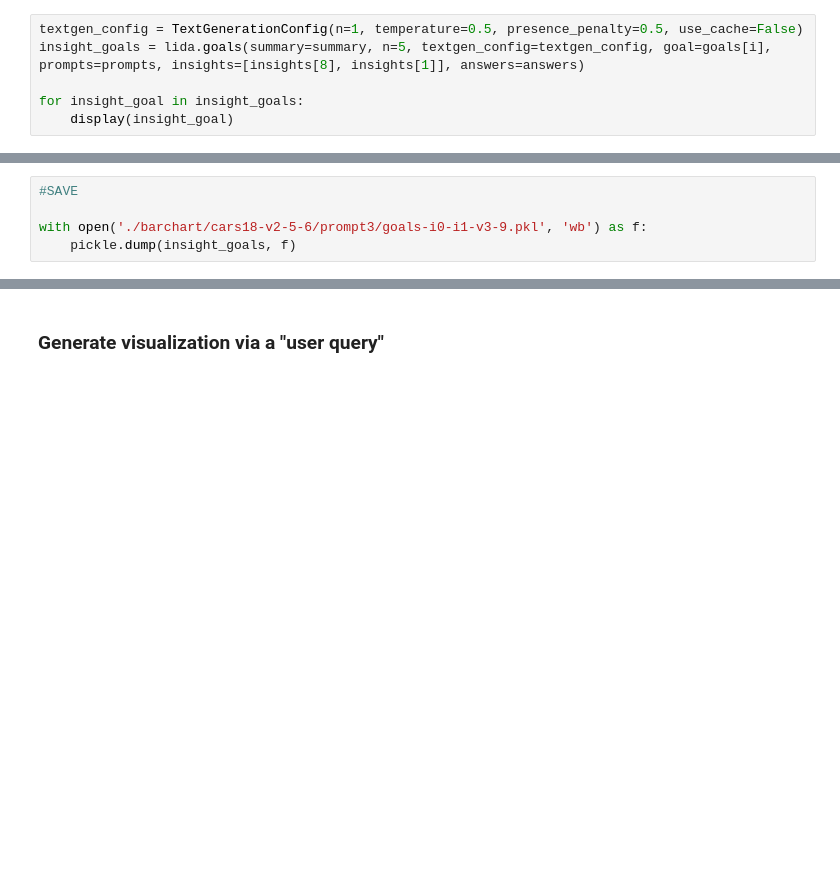
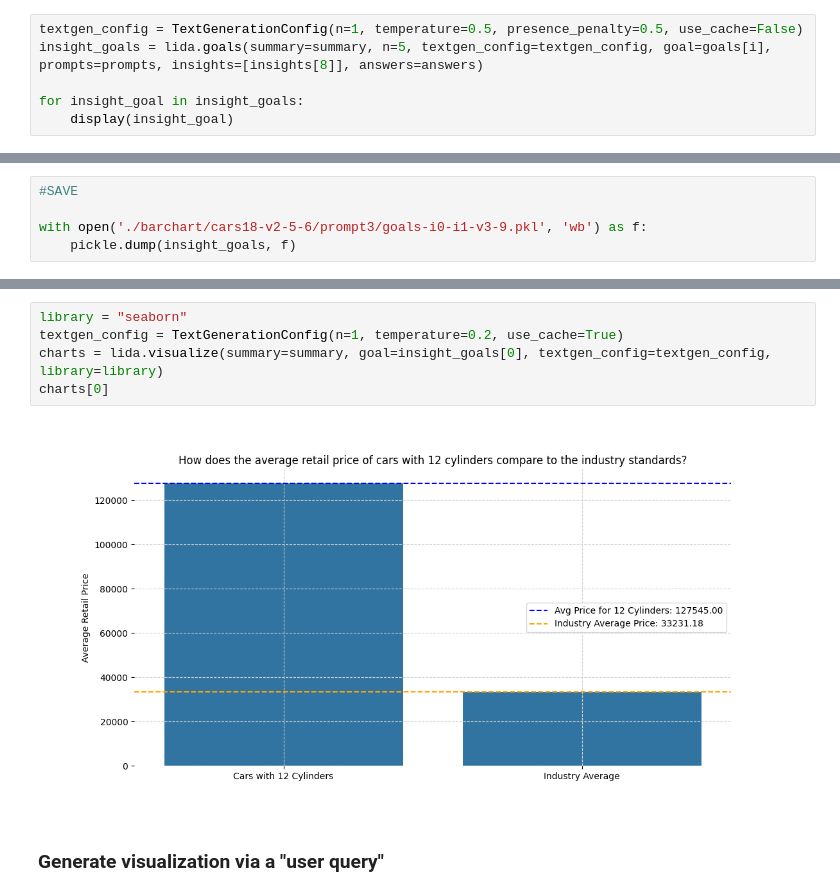
Before and after one commit to allainerain/insight-lab, a Jupyter notebook: notebooks/ver3/tutorial.ipynb, the cells around one changed output, grey strips where cells are left out. Cells and saved outputs as stored; diff of their text form; blank space fills up the shorter version.

```diff
--- a/notebooks/ver3/tutorial.ipynb
+++ b/notebooks/ver3/tutorial.ipynb
@@ -961,7 +961,7 @@ insights
  Insight(insight='Without information on industry standards, the comparison of average retail prices and dealer costs for different cylinder counts may indicate how pricing strategies within the datas ...
 # %%
 textgen_config = TextGenerationConfig(n=1, temperature=0.5, presence_penalty=0.5, use_cache=False)
-insight_goals = lida.goals(summary=summary, n=5, textgen_config=textgen_config, goal=goals[i], prompts=prompts, insights=[insights[8], insights[1]], answers=answers)
+insight_goals = lida.goals(summary=summary, n=5, textgen_config=textgen_config, goal=goals[i], prompts=prompts, insights=[insights[8]], answers=answers)
 
 for insight_goal in insight_goals:
     display(insight_goal)
@@ -1035,3 +1046,10 @@ with open('./barchart/cars18-v2-5-6/prompt3/goals-i0-i1-v3-9.pkl', 'wb') as f:
+# %%
+library = "seaborn"
+textgen_config = TextGenerationConfig(n=1, temperature=0.2, use_cache=True)
+charts = lida.visualize(summary=summary, goal=insight_goals[0], textgen_config=textgen_config, library=library)
+charts[0]
+# %% [output]
+[figure, added]
 # %% [markdown]
 ### Generate visualization via a "user query"
 # %%
```
Also changed, not shown: parts of 2 cells of this notebook.
